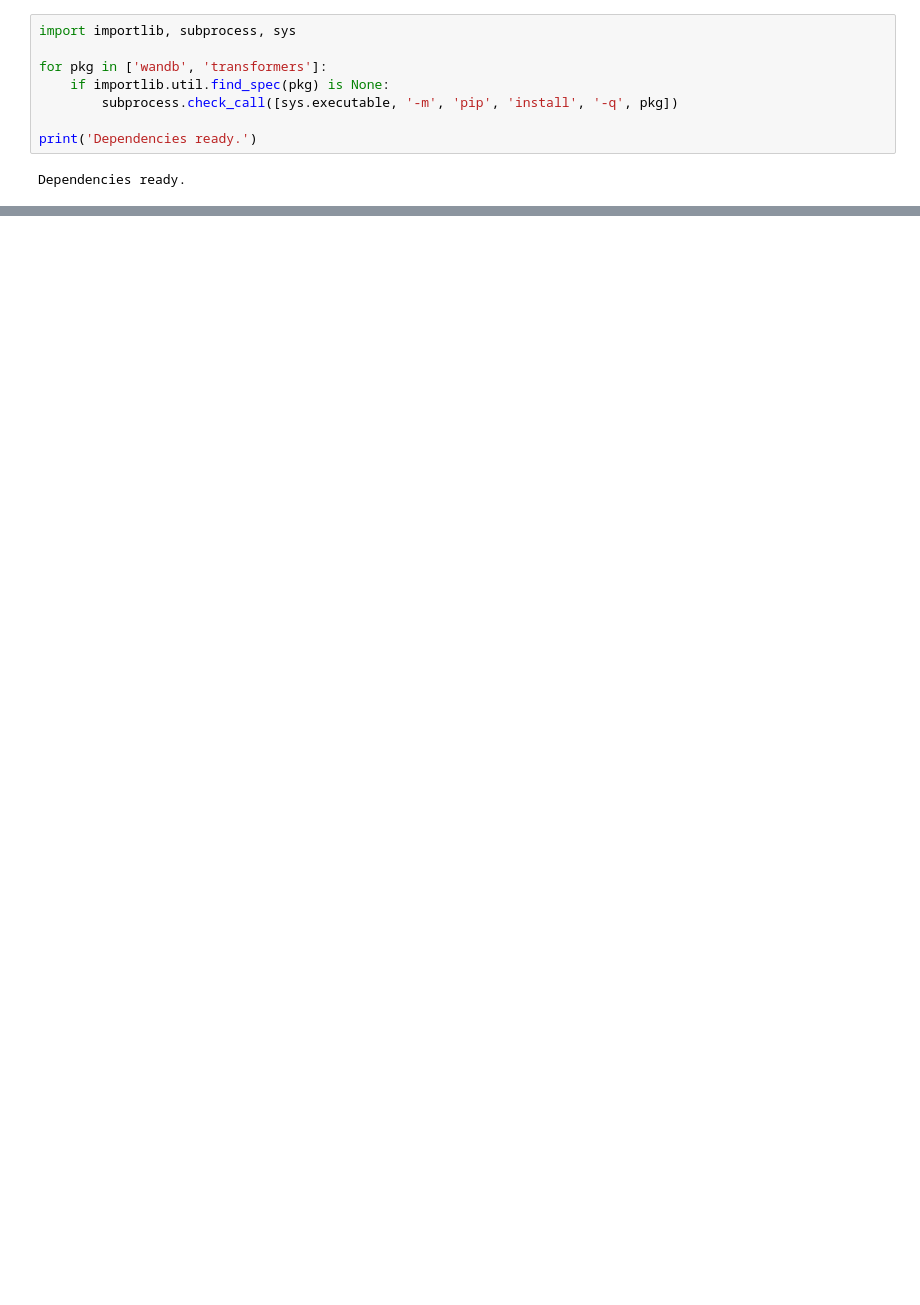
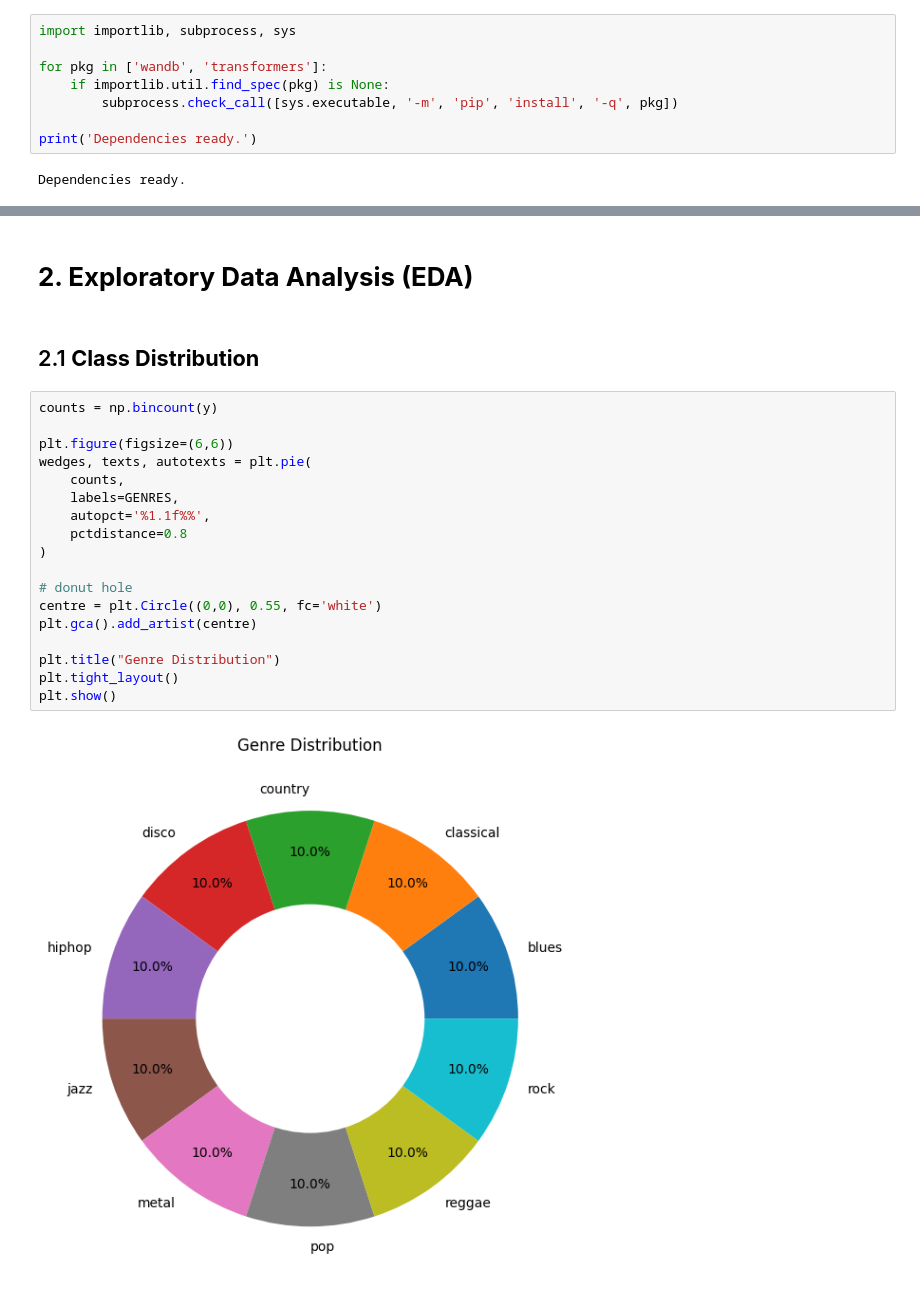
Before and after one commit to 23f2004377/dl-23f2004377-notebook-t12026, a Jupyter notebook: notebooks/final_notebook.ipynb, the cells around one changed output, grey strips where cells are left out. Drawn from its saved outputs; the diff is of its cells as text; blank space fills up the shorter version.

```diff
--- a/notebooks/final_notebook.ipynb
+++ b/notebooks/final_notebook.ipynb
@@ -460,0 +141,24 @@ Samples per genre: [2700 2700 2700 2700 2700 2700 2700 2700 2700 2700]
+# %% [markdown]
+# **2.   Exploratory Data Analysis (EDA)**
+# %% [markdown]
+## 2.1 **Class Distribution**
+# %%
+counts = np.bincount(y)
+
+plt.figure(figsize=(6,6))
+wedges, texts, autotexts = plt.pie(
+    counts,
+    labels=GENRES,
+    autopct='%1.1f%%',
+    pctdistance=0.8
+)
+
+# donut hole
+centre = plt.Circle((0,0), 0.55, fc='white')
+plt.gca().add_artist(centre)
+
+plt.title("Genre Distribution")
+plt.tight_layout()
+plt.show()
+# %% [output]
+[figure, added]
```
Also changed, not shown: parts of 62 cells of this notebook.
